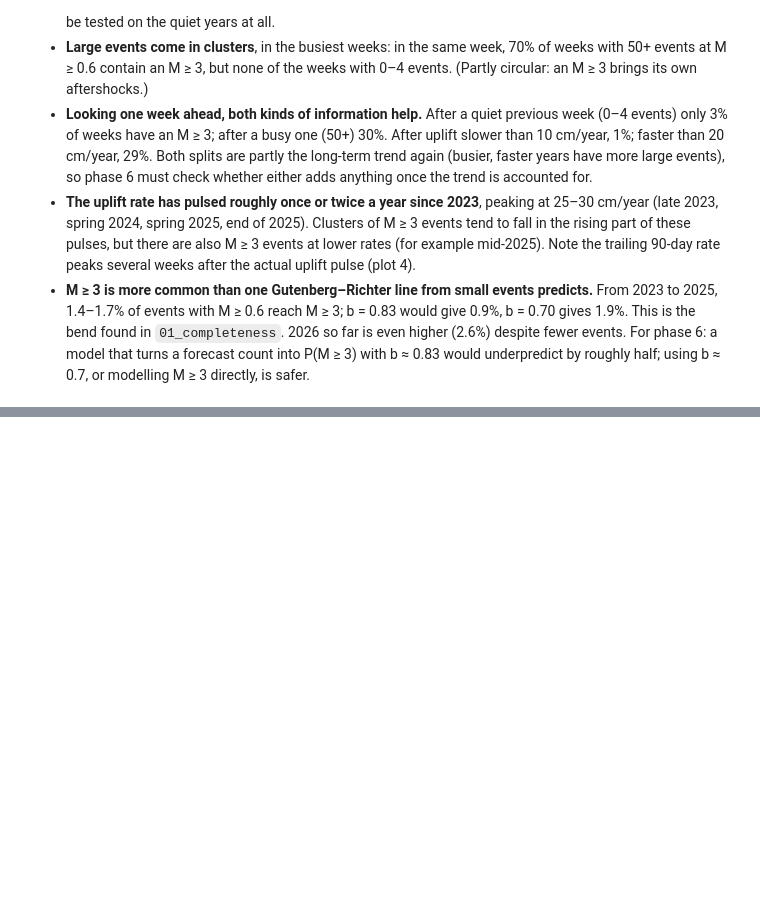
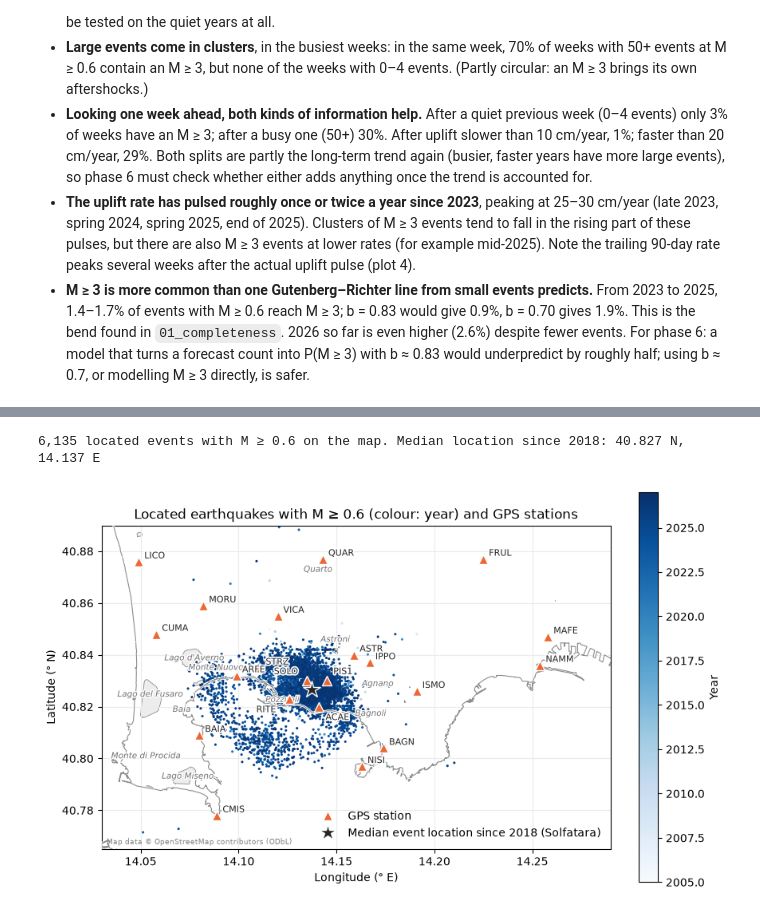
Before and after one commit to PatrickBolton/flegrei-seismicity, a Jupyter notebook: notebooks/02_explore.ipynb, the cells around one changed output, grey strips where cells are left out. Cells and saved outputs as stored; diff of their text form; code cells hidden in the pictures; blank space fills up the shorter version.

```diff
--- a/notebooks/02_explore.ipynb
+++ b/notebooks/02_explore.ipynb
@@ -593,0 +603,41 @@ share
+# %%
+stations_xy = load_station_coordinates("../data/reference/gps_stations.csv")
+located_mc = events[events["has_location"] & (bin_magnitudes(events["md"]) >= MC_MAIN - 1e-9)]
+located_mc = located_mc[located_mc["longitude"] < 14.3]  # drop the event near Vesuvius
+centre = located_mc.loc[located_mc["time"] >= "2018-01-01", ["latitude", "longitude"]].median()
+print(f"{len(located_mc):,} located events with M ≥ {MC_MAIN} on the map. "
+      f"Median location since 2018: {centre['latitude']:.3f} N, {centre['longitude']:.3f} E")
+
+fig, ax = plt.subplots(figsize=(9, 7))
+# Solfatara sits under the centre star, so it is named in the legend instead.
+draw_basemap(ax, load_osm_features("../data/raw/osm/campi_flegrei_features.json"),
+             labels=[n for n in DEFAULT_LABELS if n != "Solfatara"], offsets={"Quarto": (0, -10)})
+order_by_time = located_mc.sort_values("time")
+points = ax.scatter(order_by_time["longitude"], order_by_time["latitude"],
+                    c=order_by_time["time"].dt.year + order_by_time["time"].dt.day_of_year / 366,
+                    cmap="Blues", vmin=2005, vmax=2027, s=5, edgecolors="none")
+ax.plot(stations_xy["longitude"], stations_xy["latitude"], "^", markersize=8, color="#eb6834",
+        markeredgecolor="white", zorder=5, label="GPS station")
+# Hand-placed labels for the crowded stations at the centre; the rest go up and right.
+label_offsets = {"SOLO": (-30, 6), "PIS1": (6, 6), "RITE": (-30, -12), "ACAE": (6, -12)}
+for name, row in stations_xy.iterrows():
+    ax.annotate(name, (row["longitude"], row["latitude"]), textcoords="offset points",
+                xytext=label_offsets.get(name, (5, 3)), fontsize=8, color="0.15", zorder=6,
+                path_effects=[patheffects.withStroke(linewidth=2.5, foreground="white")])
+ax.plot(centre["longitude"], centre["latitude"], "*", markersize=16, color="0.15",
+        markeredgecolor="white", zorder=6, label="Median event location since 2018 (Solfatara)")
+
+ax.set_xlim(14.03, 14.29)
+ax.set_ylim(40.765, 40.89)
+ax.set_aspect(1 / np.cos(np.radians(40.83)))  # 1 km east = 1 km north on screen
+ax.set_xlabel("Longitude (° E)")
+ax.set_ylabel("Latitude (° N)")
+ax.set_title(f"Located earthquakes with M ≥ {MC_MAIN} (colour: year) and GPS stations")
+ax.grid(True, which="major", color="0.92", linewidth=0.8)
+ax.set_axisbelow(True)  # grid under the points, or it draws false edges on dense clusters
+ax.legend(frameon=False, loc="lower right")
+fig.colorbar(points, ax=ax, label="Year", fraction=0.035)
+plt.show()
+# %% [output]
+6,135 located events with M ≥ 0.6 on the map. Median location since 2018: 40.827 N, 14.137 E
+[figure, added]
```
Also changed, not shown: parts of 8 cells of this notebook.
